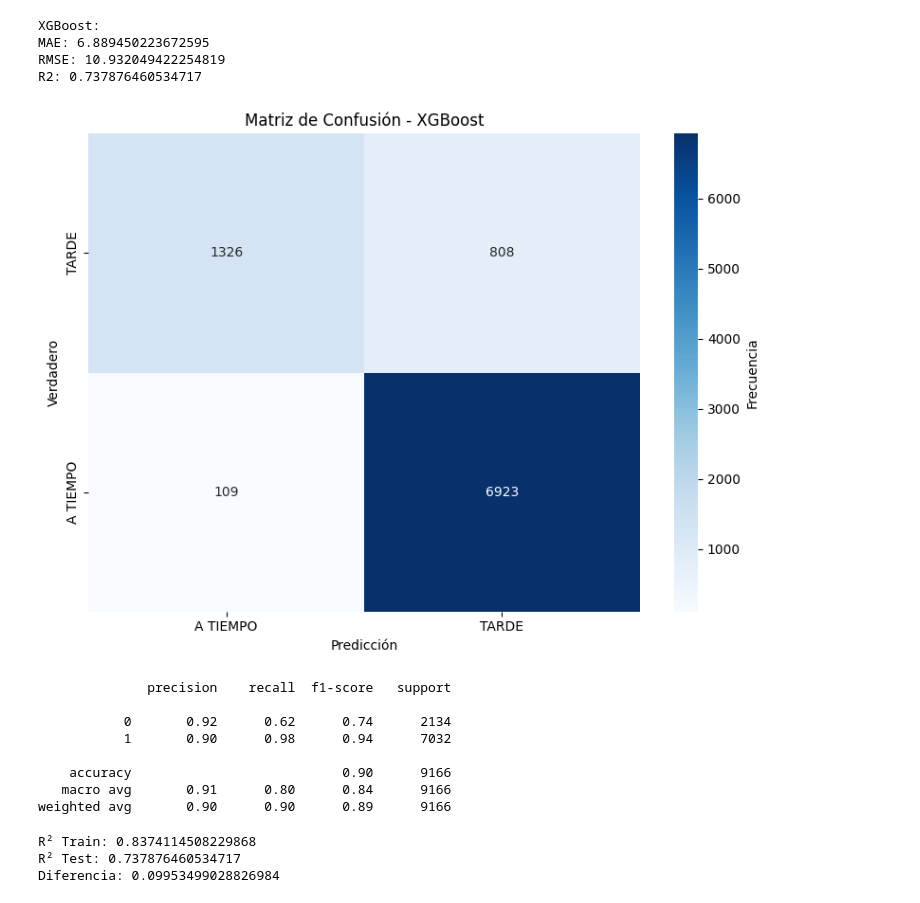
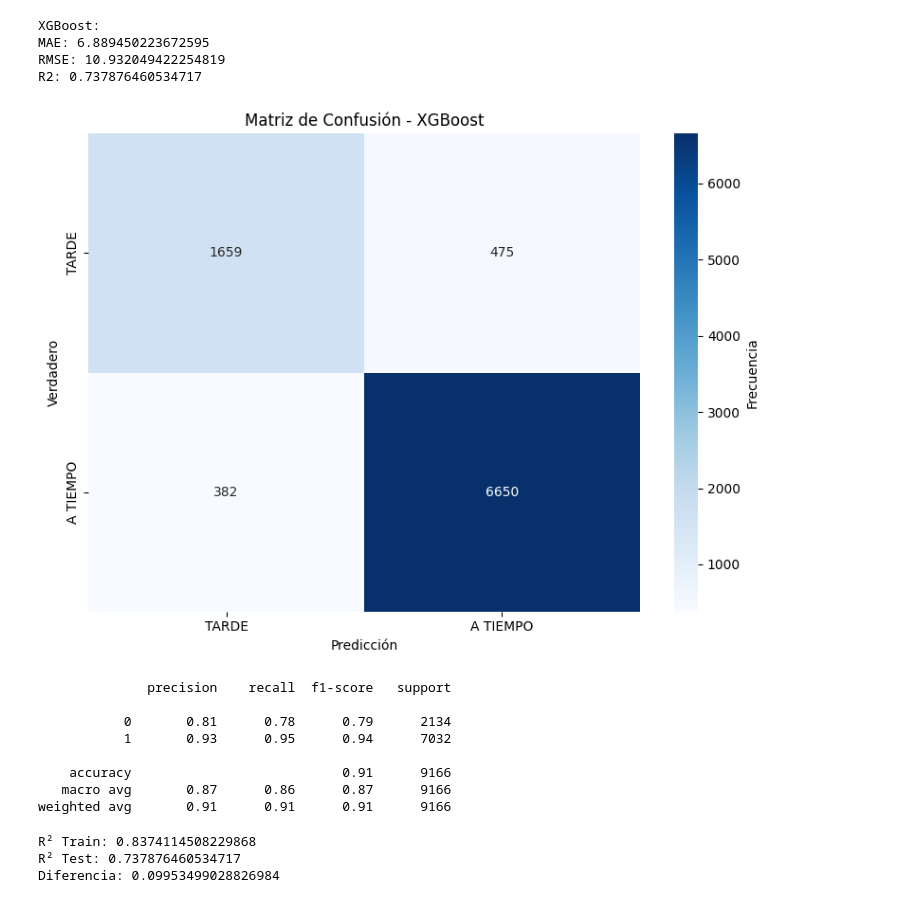
Before and after one commit to JuanHoyos329/Proyecto_IA, a Jupyter notebook: Modelos/Random_Forest.ipynb, the cells around one changed output. Drawn from its saved outputs; the diff is of its cells as text; code cells hidden in the pictures.

```diff
--- a/Modelos/Random_Forest.ipynb
+++ b/Modelos/Random_Forest.ipynb
@@ -350,34 +350,34 @@ RMSE: 10.932049422254819
 R2: 0.737876460534717
 # %%
 y_true_class = (y_test <= umbral).astype(int)
-y_pred_class = (y_pred <= umbral + 7).astype(int)
+y_pred_class = (y_pred <= umbral).astype(int)
 # %%
 # Visualizar matriz de confusión XGBoost
 cm_xgb = confusion_matrix(y_true_class, y_pred_class)
 
 plt.figure(figsize=(8, 6))
 sns.heatmap(cm_xgb, annot=True, fmt='d', cmap='Blues',
-            xticklabels=['A TIEMPO', 'TARDE'],
+            xticklabels=['TARDE', 'A TIEMPO'],
             yticklabels=['TARDE', 'A TIEMPO'],
             cbar_kws={'label': 'Frecuencia'})
 plt.title('Matriz de Confusión - XGBoost')
 plt.ylabel('Verdadero')
 plt.xlabel('Predicción')
 plt.tight_layout()
 plt.show()
 # %% [output]
-[figure, old version]
+[figure, new version]
 # %%
 print(classification_report(y_true_class, y_pred_class))
 # %% [output]
               precision    recall  f1-score   support
 
-           0       0.92      0.62      0.74      2134
-           1       0.90      0.98      0.94      7032
+           0       0.81      0.78      0.79      2134
+           1       0.93      0.95      0.94      7032
 
-    accuracy                           0.90      9166
-   macro avg       0.91      0.80      0.84      9166
-weighted avg       0.90      0.90      0.89      9166
+    accuracy                           0.91      9166
+   macro avg       0.87      0.86      0.87      9166
+weighted avg       0.91      0.91      0.91      9166
 # %%
 # Predicciones
 y_train_pred = xgb.predict(x_train)
```
Also changed, not shown: parts of 1 cell of this notebook, 1 other file.
